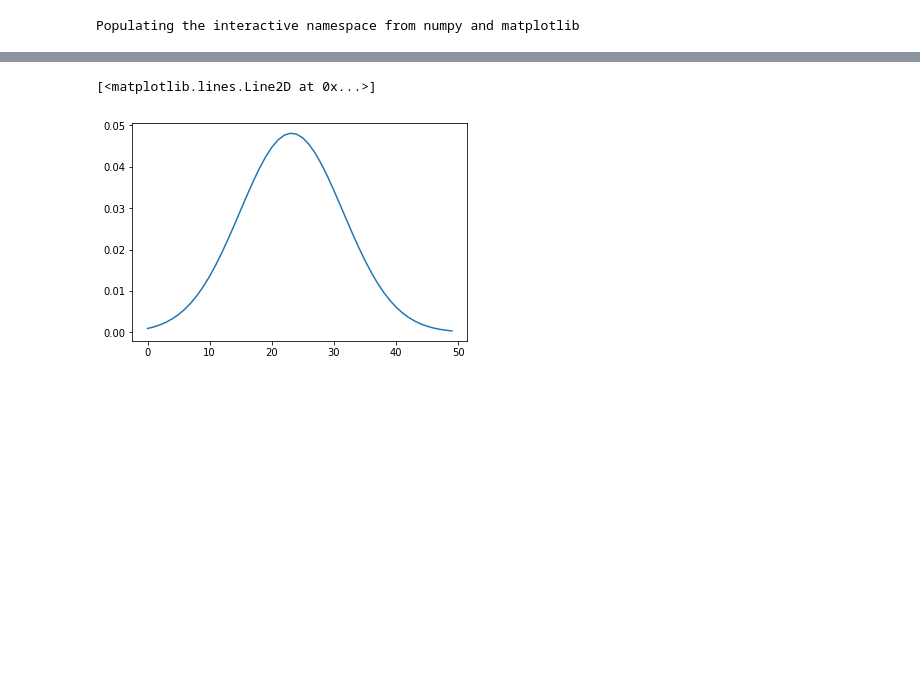
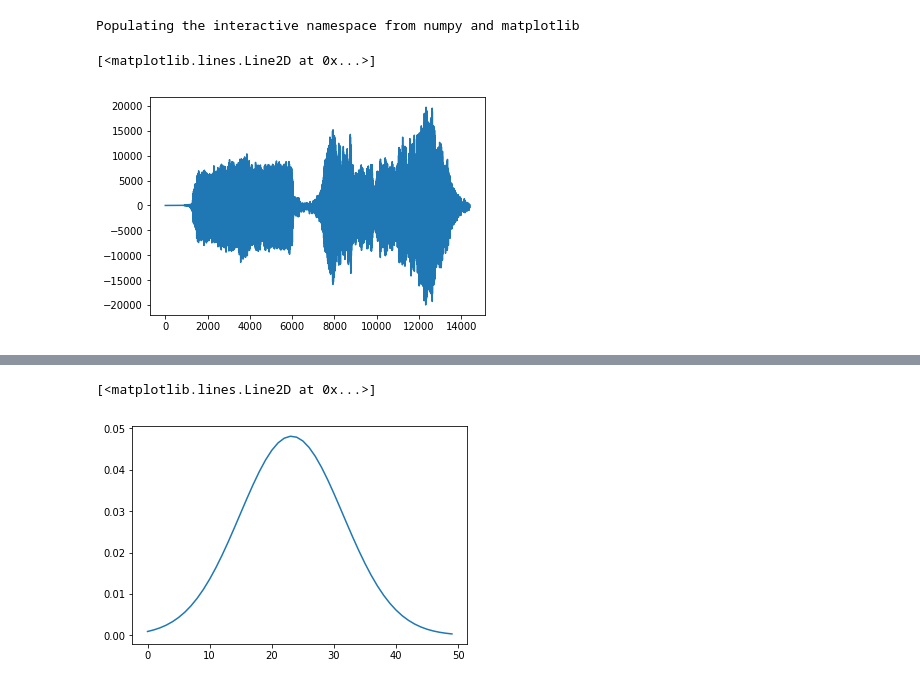
Before and after one commit to 45787941/recoAuto, a Jupyter notebook: TP1/reconnaissance.ipynb, the cells around one changed output, grey strips where cells are left out. Cells and saved outputs as stored; diff of their text form; code cells hidden in the pictures; blank space fills up the shorter version.

```diff
--- a/TP1/reconnaissance.ipynb
+++ b/TP1/reconnaissance.ipynb
@@ -34,4 +34,12 @@ def zcrossing(sound):
     # print(taux)
     taux = taux/len(sound)
     return taux*100
+# %%
+#Affichage du son a
+son = lect("../RAW/a.raw")
+listTauxZCR = []
+plot(range(0,len(son)), son)
+# %% [output]
+[<matplotlib.lines.Line2D at 0x...>]
+[figure, added]
 # %%
```
Also changed, not shown: parts of 13 cells of this notebook.
